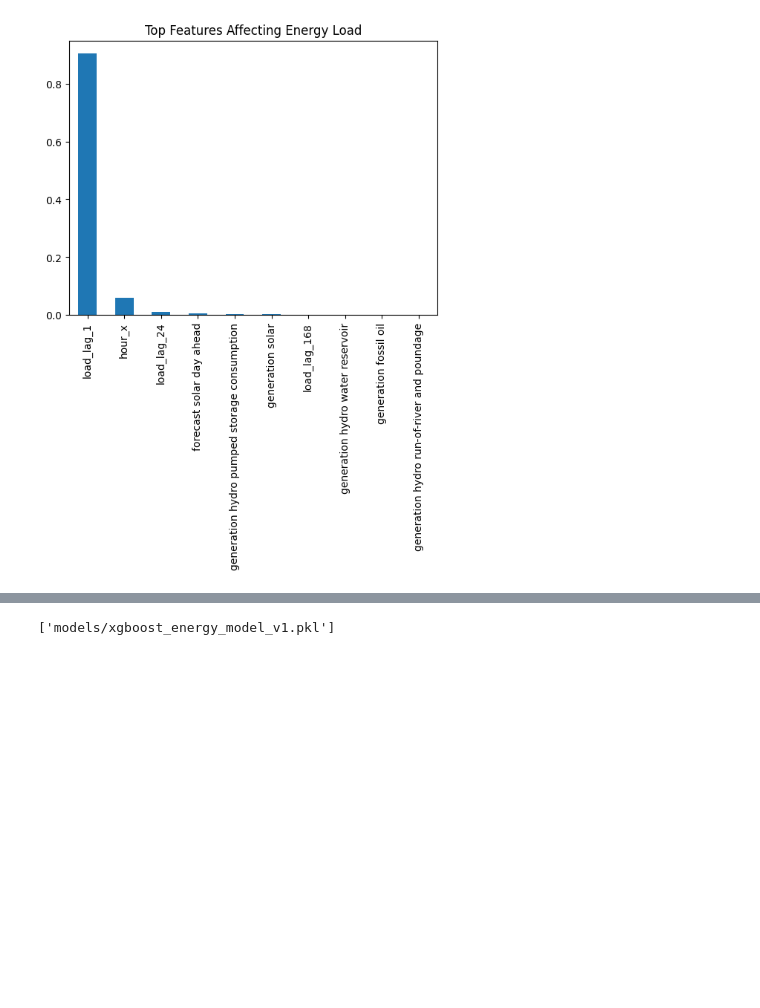
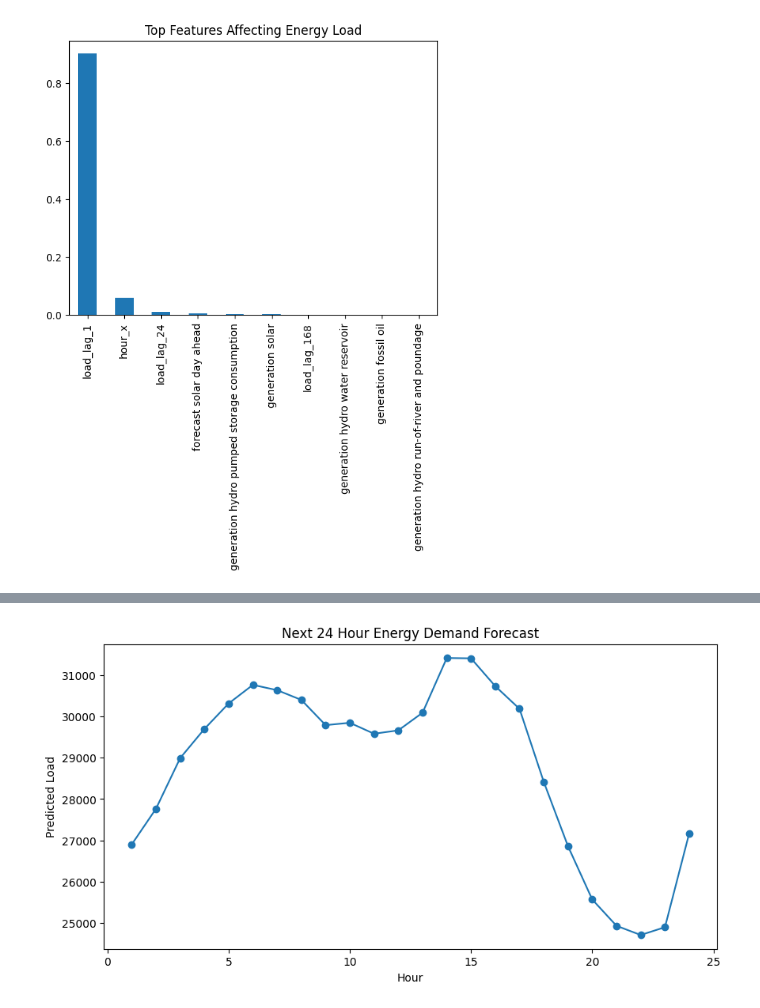
Before and after one commit to dharm3004/OptiCore-AI-Industrial-Engine, a Jupyter notebook: notebooks/04_model_training.ipynb, the cells around one changed output, grey strips where cells are left out. Saved outputs shown, nothing was run; the diff lists cells and outputs as text; code cells hidden in the pictures; blank space fills up the shorter version.

```diff
--- a/notebooks/04_model_training.ipynb
+++ b/notebooks/04_model_training.ipynb
@@ -335,0 +422,8 @@ plt.show()
+# %%
+# Next 24 Hours Forecast
+forecast = pd.DataFrame({
+    "Hour": range(1, 25),
+    "Predicted_Load": best_xgb.predict(X_test[:24])
+})
+
+forecast
@@ -336,9 +448,22 @@ plt.show()
+# %%
+# visualization = forecast.head(24)
+
+import matplotlib.pyplot as plt
+
+plt.figure(figsize=(10,5))
+plt.plot(forecast["Hour"], forecast["Predicted_Load"], marker="o")
+
+plt.title("Next 24 Hour Energy Demand Forecast")
+plt.xlabel("Hour")
+plt.ylabel("Predicted Load")
+plt.show()
+# %% [output]
+[figure, added]
 # %%
-import os
-import joblib
+# import os
+# import joblib
 
-os.makedirs("models", exist_ok=True)
+# os.makedirs("models", exist_ok=True)
 
-joblib.dump(xgb_model, "models/xgboost_energy_model_v1.pkl")
+# joblib.dump(xgb_model, "models/xgboost_energy_model_v1.pkl")
+# joblib.dump(best_xgb, "models/xgboost_energy_model_v2.pkl")
-# %% [output]
-['models/xgboost_energy_model_v1.pkl']
```
Also changed, not shown: parts of 15 cells of this notebook, 1 other file.
